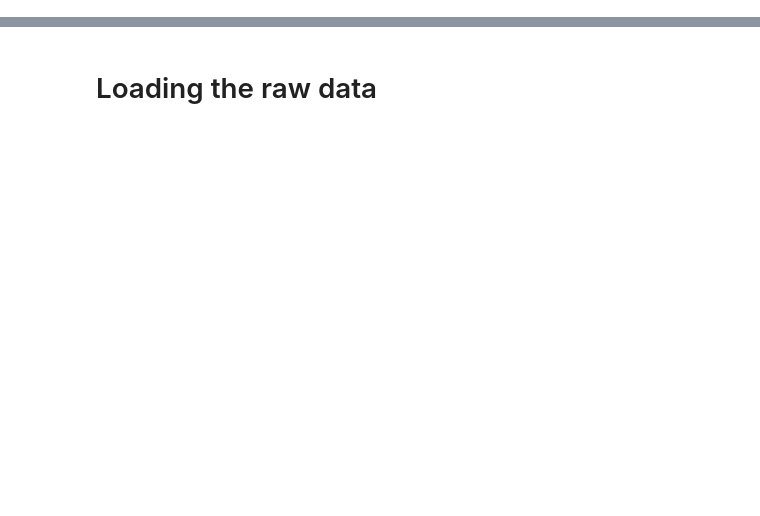
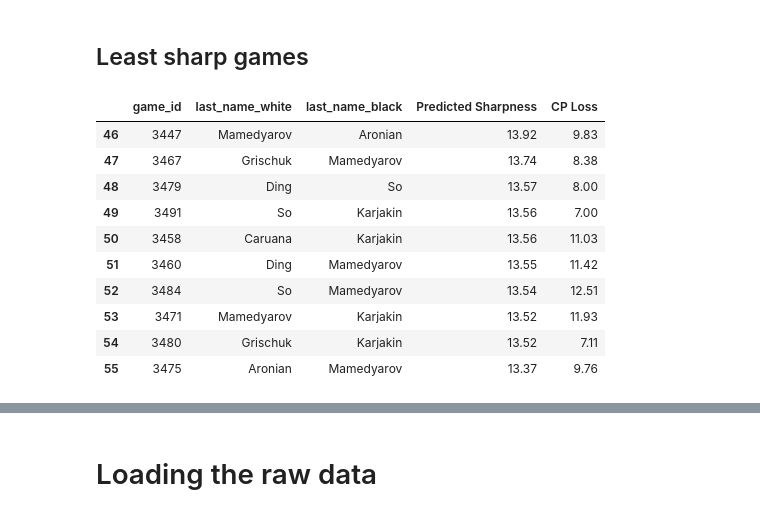
Before and after one commit to cgoldammer/chess-analysis, a Jupyter notebook: position_sharpness.ipynb, the cells around one changed output, grey strips where cells are left out. Saved outputs shown, nothing was run; the diff lists cells and outputs as text; code cells hidden in the pictures; blank space fills up the shorter version.

```diff
--- a/position_sharpness.ipynb
+++ b/position_sharpness.ipynb
@@ -12,0 +67,16 @@ As we have time, we aim to compare our new metric to the metric proposed in the
+# %% [markdown]
+## Least sharp games
+# %%
+game_stats.tail(10)
+# %% [output]
+|  | game_id | last_name_white | last_name_black | Predicted Sharpness | CP Loss |
+| 46 | 3447 | Mamedyarov | Aronian | 13.92 | 9.83 |
+| 47 | 3467 | Grischuk | Mamedyarov | 13.74 | 8.38 |
+| 48 | 3479 | Ding | So | 13.57 | 8.00 |
+| 49 | 3491 | So | Karjakin | 13.56 | 7.00 |
+| 50 | 3458 | Caruana | Karjakin | 13.56 | 11.03 |
+| 51 | 3460 | Ding | Mamedyarov | 13.55 | 11.42 |
+| 52 | 3484 | So | Mamedyarov | 13.54 | 12.51 |
+| 53 | 3471 | Mamedyarov | Karjakin | 13.52 | 11.93 |
+| 54 | 3480 | Grischuk | Karjakin | 13.52 | 7.11 |
+| 55 | 3475 | Aronian | Mamedyarov | 13.37 | 9.76 |
```
Also changed, not shown: parts of 97 cells of this notebook.
